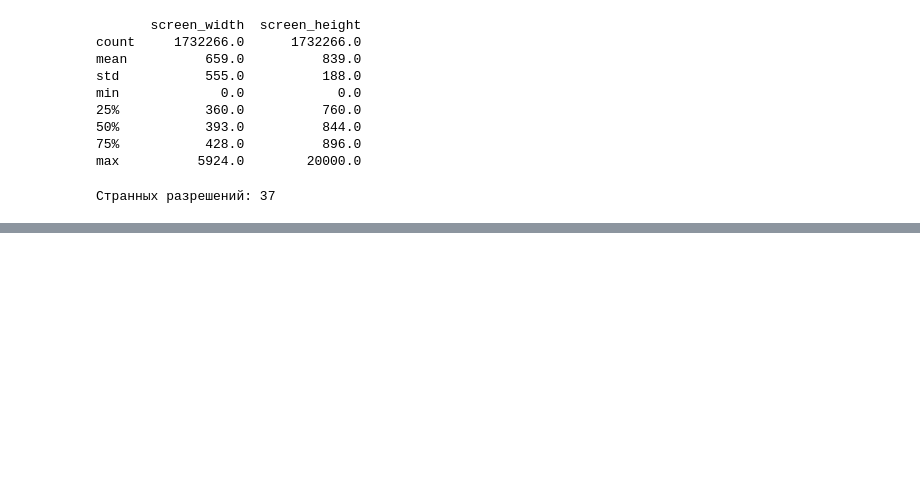
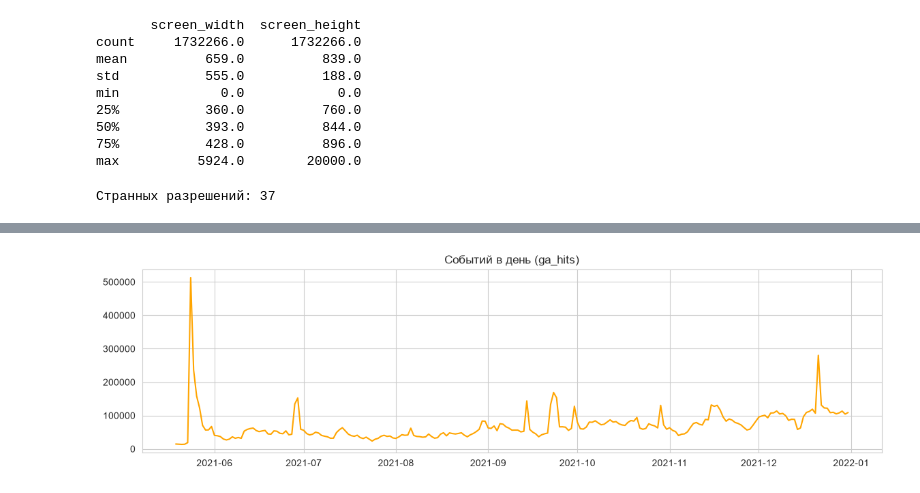
Before and after one commit to Alikonchik-Kaedahara/sber_auto_subscription, a Jupyter notebook: 01_EDA.ipynb, the cells around one changed output, grey strips where cells are left out. Saved outputs shown, nothing was run; the diff lists cells and outputs as text; code cells hidden in the pictures; blank space fills up the shorter version.

```diff
--- a/01_EDA.ipynb
+++ b/01_EDA.ipynb
@@ -301,0 +317,11 @@ df['screen_height'] = df['screen_height'].fillna(df['screen_height'].median())
+# %%
+hits_daily = hits_per_day.copy()
+hits_daily.index = pd.to_datetime(hits_daily.index)
+hits_daily = hits_daily.sort_index()
+
+plt.figure(figsize=(14, 3.5))
+plt.plot(hits_daily.index, hits_daily.values, color='orange')
+plt.title('Событий в день (ga_hits)')
+plt.show()
+# %% [output]
+[figure, added]
```
Also changed, not shown: parts of 10 cells of this notebook.
